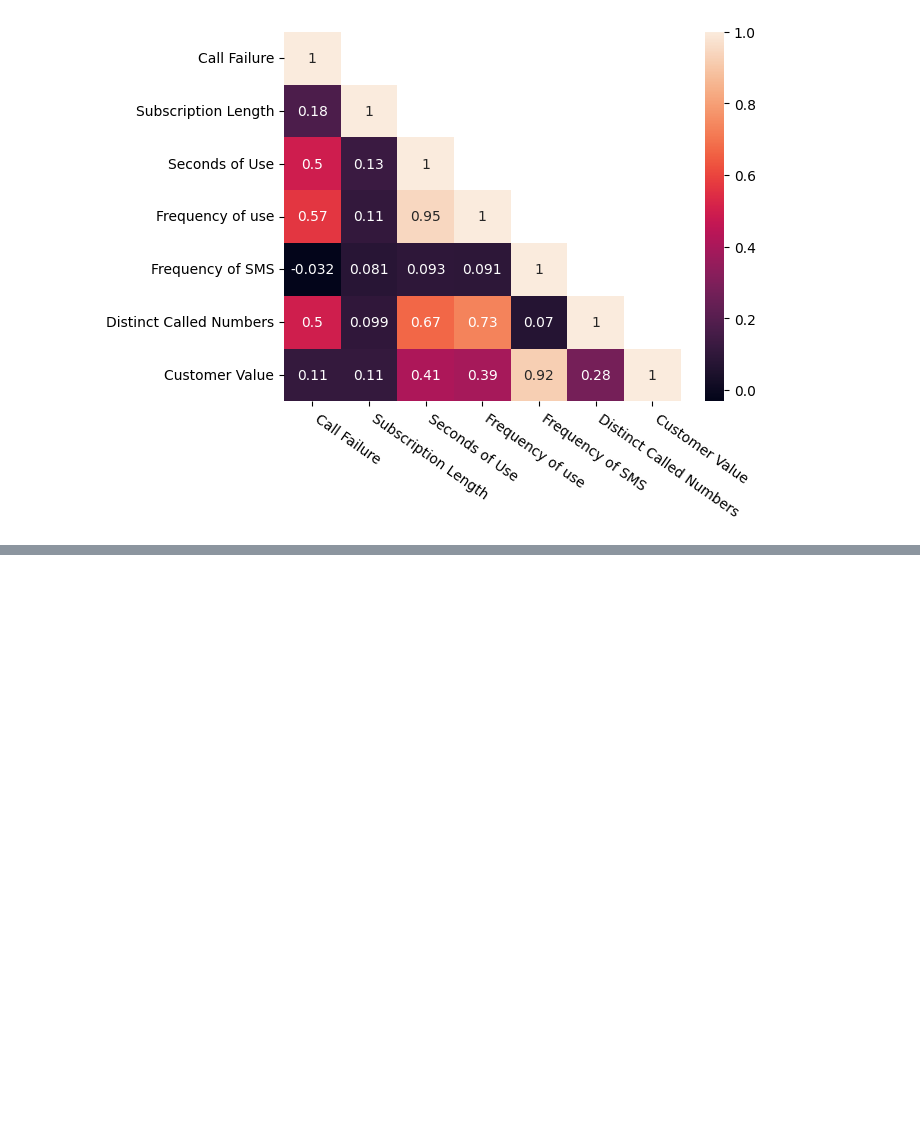
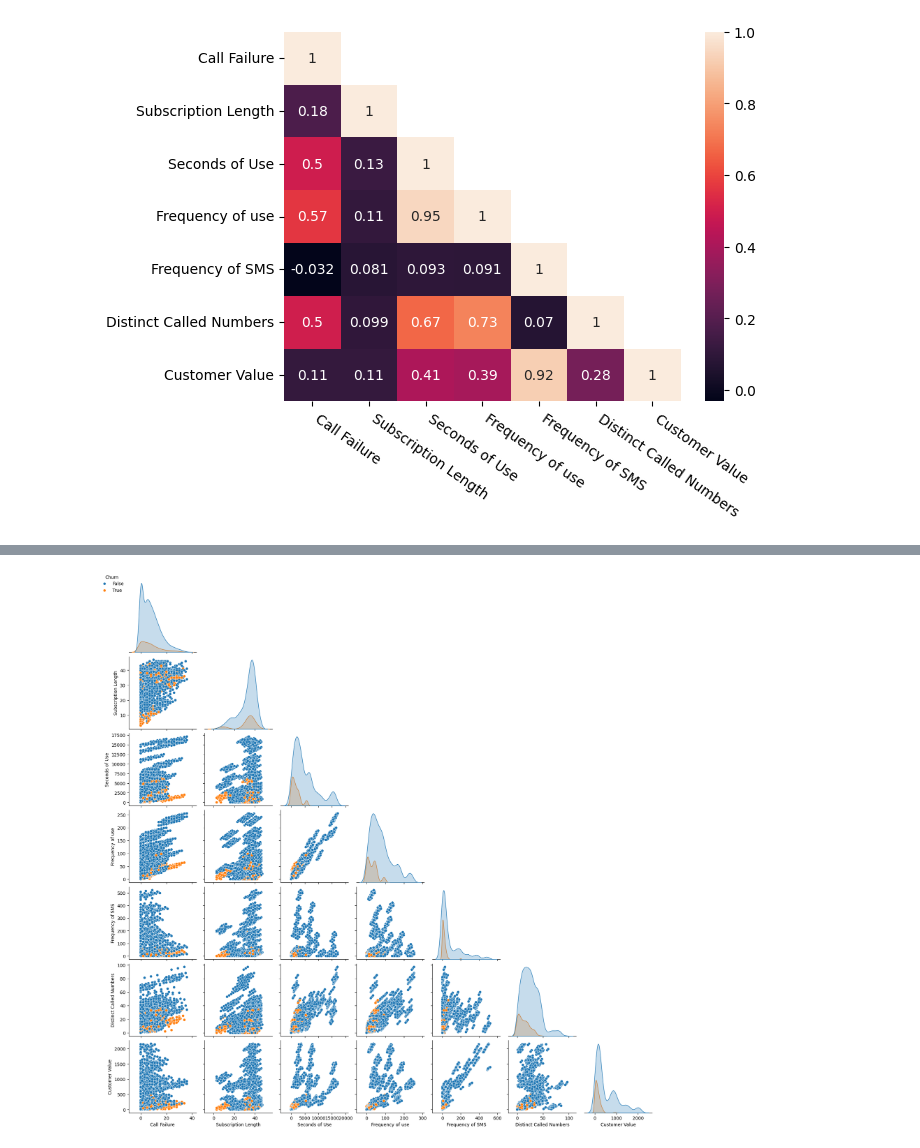
Before and after one commit to garudapaksi-yusuf/Iranian_Telecom_Churn, a Jupyter notebook: notebook/notebook.ipynb, the cells around one changed output, grey strips where cells are left out. Saved outputs shown, nothing was run; the diff lists cells and outputs as text; code cells hidden in the pictures; blank space fills up the shorter version.

```diff
--- a/notebook/notebook.ipynb
+++ b/notebook/notebook.ipynb
@@ -764,0 +789,15 @@ axes = sns.pairplot(
+# %%
+data = pd.concat(
+    objs=[numerical_features, df["Churn"]],
+    axis=1
+)
+
+axes = sns.pairplot(
+    data=data,
+    hue="Churn",
+    corner=True
+)
+
+axes.legend.set_loc(loc="upper left")
+# %% [output]
+[figure, added]
```
Also changed, not shown: parts of 20 cells of this notebook.
